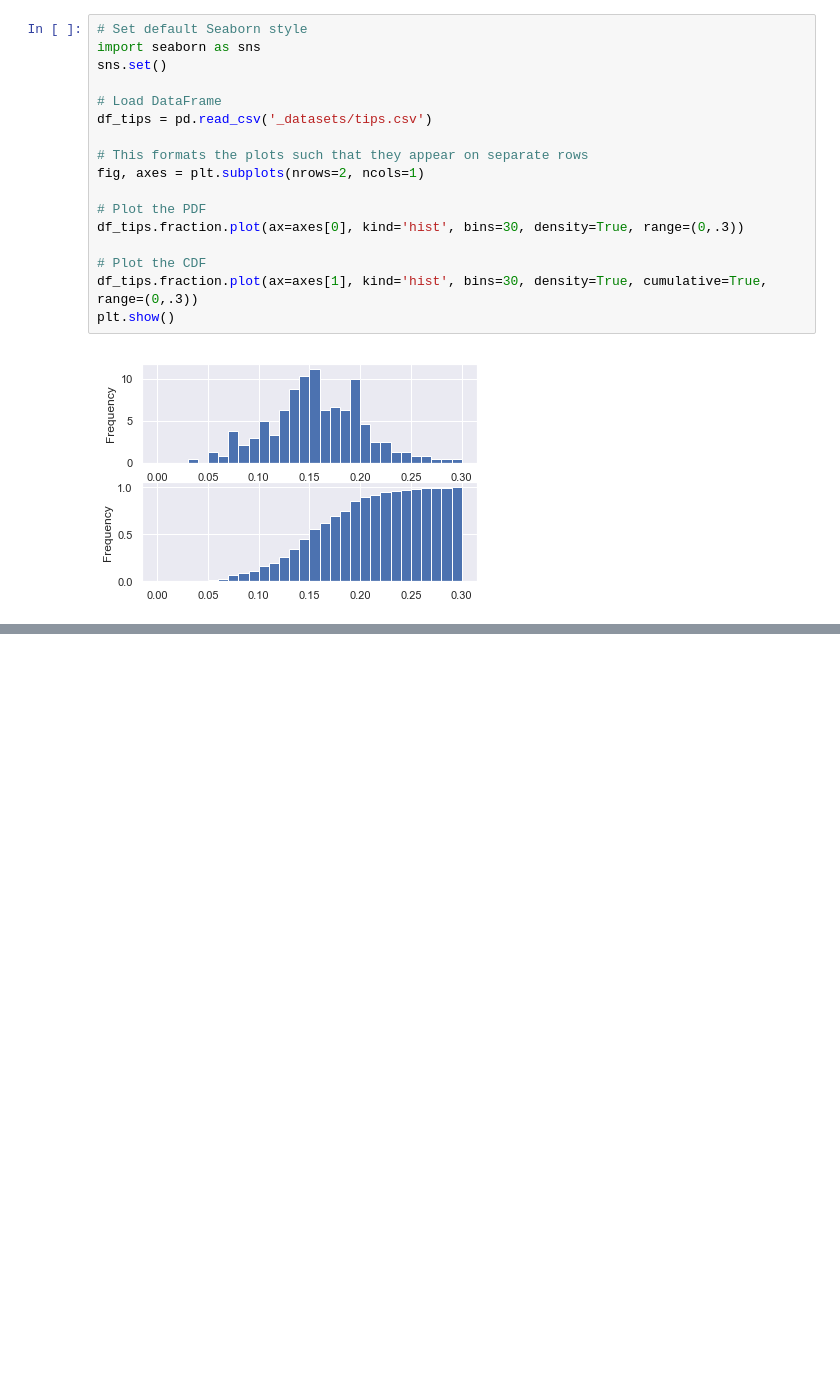
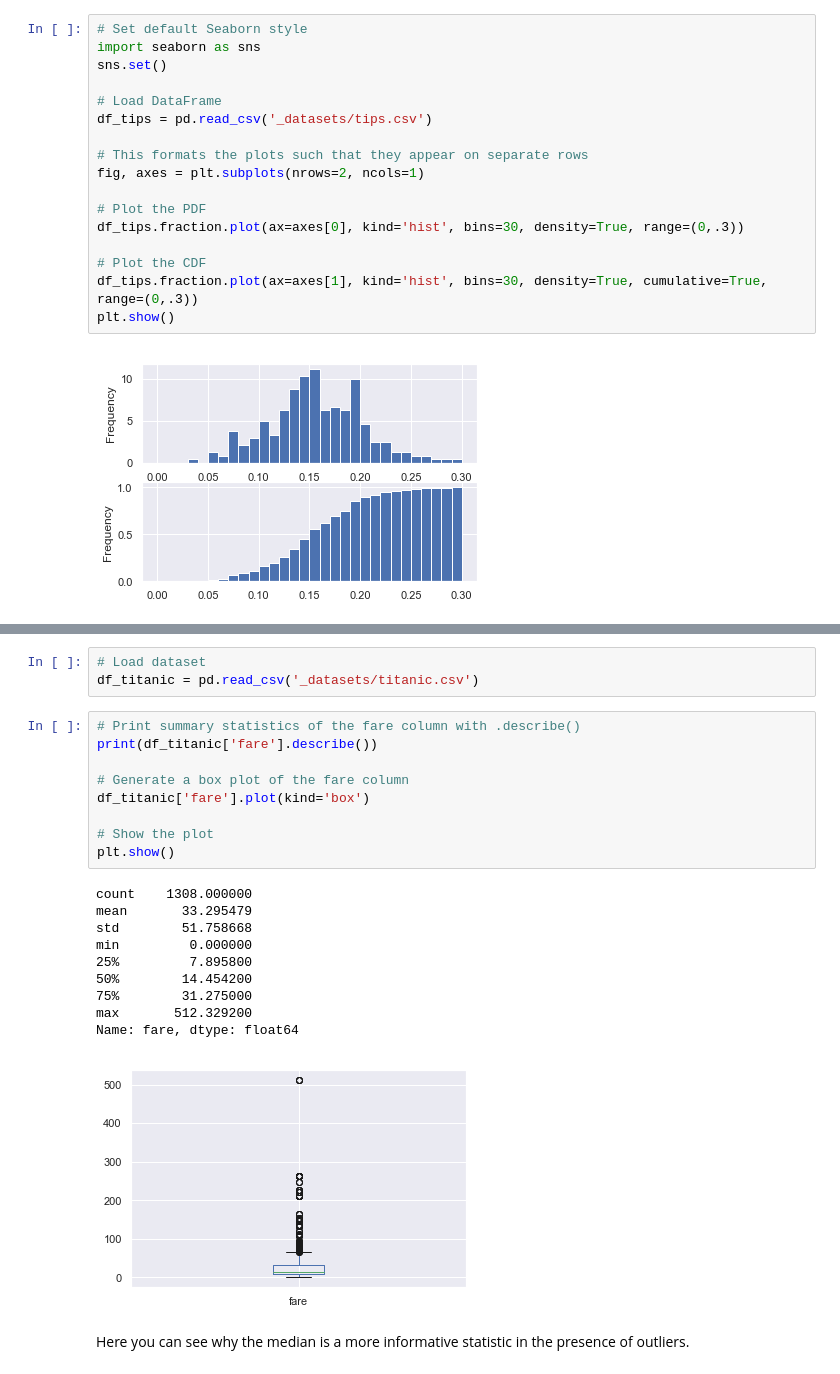
Before and after one commit to mitabunov/DataCamp_pony, a Jupyter notebook: 08_pandas_foundations/02_Exploratory_data_analysis.ipynb, the cells around one changed output, grey strips where cells are left out. Drawn from its saved outputs; the diff is of its cells as text; blank space fills up the shorter version.

```diff
--- a/08_pandas_foundations/02_Exploratory_data_analysis.ipynb
+++ b/08_pandas_foundations/02_Exploratory_data_analysis.ipynb
@@ -144,0 +191,25 @@ plt.show()
+# %%
+# Load dataset
+df_titanic = pd.read_csv('_datasets/titanic.csv')
+# %%
+# Print summary statistics of the fare column with .describe()
+print(df_titanic['fare'].describe())
+
+# Generate a box plot of the fare column
+df_titanic['fare'].plot(kind='box')
+
+# Show the plot
+plt.show()
+# %% [output]
+count    1308.000000
+mean       33.295479
+std        51.758668
+min         0.000000
+25%         7.895800
+50%        14.454200
+75%        31.275000
+max       512.329200
+Name: fare, dtype: float64
+[figure, added]
+# %% [markdown]
+Here you can see why the median is a more informative statistic in the presence of outliers.
```
Also changed, not shown: parts of 15 cells of this notebook, 10 other files.
